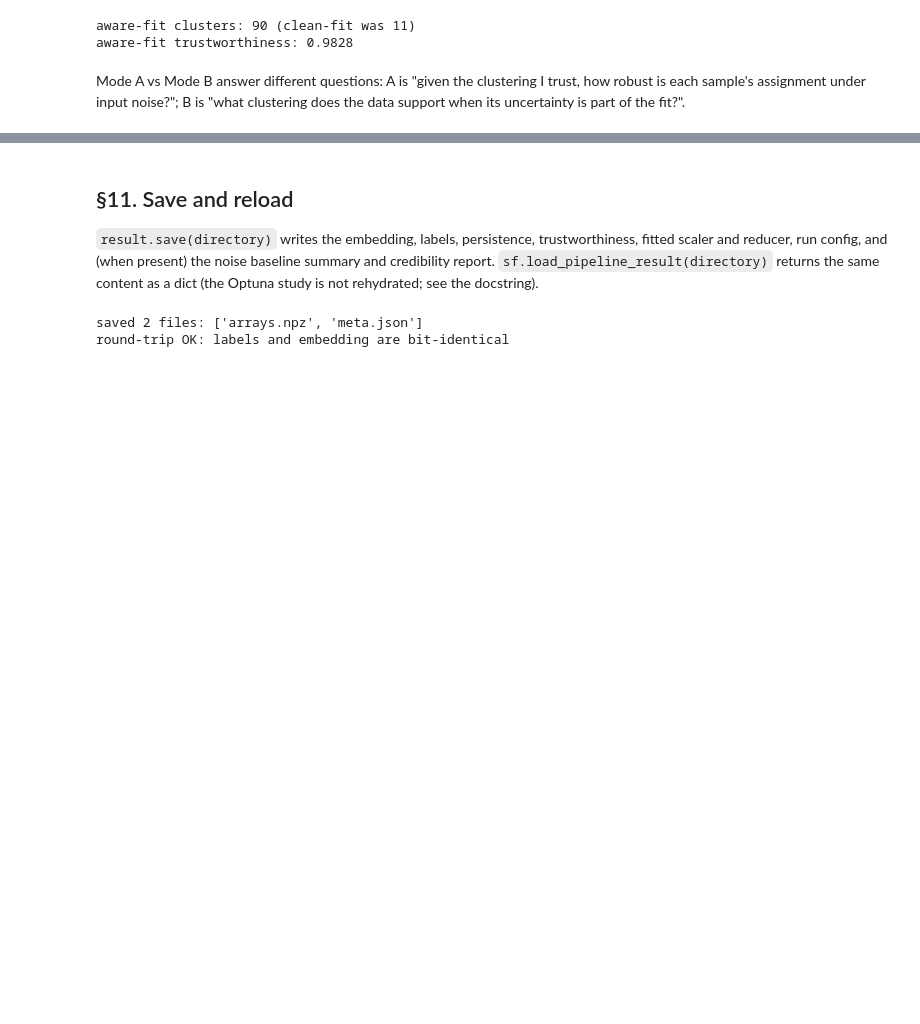
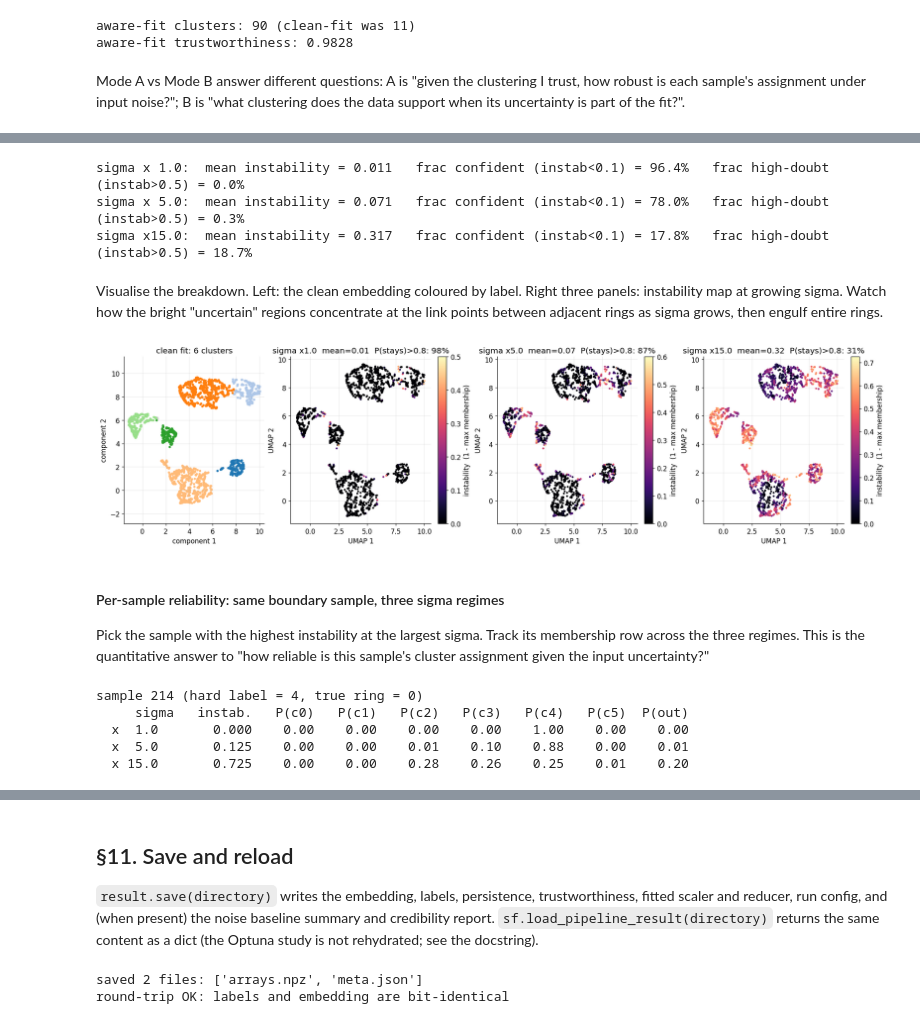
Before and after one commit to AndreasWNeitzel/Starfold, a Jupyter notebook: docs/tutorial_00_walkthrough.ipynb, the cells around one changed output, grey strips where cells are left out. Saved outputs shown, nothing was run; the diff lists cells and outputs as text; code cells hidden in the pictures; blank space fills up the shorter version.

```diff
--- a/docs/tutorial_00_walkthrough.ipynb
+++ b/docs/tutorial_00_walkthrough.ipynb
@@ -1003,0 +1132,11 @@ its uncertainty is part of the fit?".
+# %%
+pipeline_torus = sf.UnsupervisedPipeline(
+    umap_kwargs={"n_neighbors": 30, "min_dist": 0.0, "n_epochs": 500},
+    hdbscan_optuna_trials=40,
+    mcs_range=(60, 400),
+    ms_range=(5, 30),
+    skip_noise_baseline=True,
+    random_state=0,
+)
+result_torus = pipeline_torus.fit(X_torus)
+print(result_torus.summary())
@@ -1003,0 +1170,66 @@ its uncertainty is part of the fit?".
+# %%
+scales = [1.0, 5.0, 15.0]
+propagations: list[sf.uncertainty.UncertaintyPropagation] = []
+for s in scales:
+    prop = result_torus.propagate_uncertainty(
+        X_torus,
+        sigma=sigma_baseline * s,
+        n_draws=80,
+        random_state=0,
+    )
+    propagations.append(prop)
+    n_clusters = prop.membership.shape[1] - 1
+    print(
+        f"sigma x{s:>4.1f}:  mean instability = {prop.instability.mean():.3f}   "
+        f"frac confident (instab<0.1) = {(prop.instability < 0.10).mean():.1%}   "
+        f"frac high-doubt (instab>0.5) = {(prop.instability > 0.50).mean():.1%}"
+    )
+# %% [output]
+sigma x 1.0:  mean instability = 0.011   frac confident (instab<0.1) = 96.4%   frac high-doubt (instab>0.5) = 0.0%
+sigma x 5.0:  mean instability = 0.071   frac confident (instab<0.1) = 78.0%   frac high-doubt (instab>0.5) = 0.3%
+sigma x15.0:  mean instability = 0.317   frac confident (instab<0.1) = 17.8%   frac high-doubt (instab>0.5) = 18.7%
+# %% [markdown]
+Visualise the breakdown. Left: the clean embedding coloured by
+label. Right three panels: instability map at growing sigma. Watch
+how the bright "uncertain" regions concentrate at the link points
+between adjacent rings as sigma grows, then engulf entire rings.
+# %%
+fig, axes = plt.subplots(1, 4, figsize=(18.0, 4.6), constrained_layout=True)
+sf.plot_embedding(result_torus.embedding, result_torus.labels, ax=axes[0])
+axes[0].set_title(f"clean fit: {result_torus.n_clusters} clusters")
+for ax, scale, prop in zip(axes[1:], scales, propagations, strict=True):
+    sf.plot_uncertainty_map(result_torus.embedding, prop, ax=ax)
+    ax.set_title(
+        f"sigma x{scale:.1f}  mean={prop.instability.mean():.2f}  "
+        f"P(stays)>0.8: {(prop.instability < 0.20).mean():.0%}"
+    )
+fig.savefig(FIGURE_DIR / "14_torus_uncertainty_sweep.png")
+plt.show()
+# %% [output]
+[figure, added]
+# %% [markdown]
+#### Per-sample reliability: same boundary sample, three sigma regimes
+
+Pick the sample with the highest instability at the largest sigma.
+Track its membership row across the three regimes. This is the
+quantitative answer to "how reliable is this sample's cluster
+assignment given the input uncertainty?"
+# %%
+worst_idx = int(np.argmax(propagations[-1].instability))
+n_cols = propagations[0].membership.shape[1]
+header = [f"P(c{k})" for k in range(n_cols - 1)] + ["P(out)"]
+print(
+    f"sample {worst_idx} (hard label = {int(result_torus.labels[worst_idx])}, "
+    f"true ring = {int(y_torus[worst_idx])})"
+)
+print(f"  {'sigma':>8}  {'instab.':>8}  " + "  ".join(f"{h:>6}" for h in header))
+for scale, prop in zip(scales, propagations, strict=True):
+    row = prop.membership[worst_idx]
+    probs = "  ".join(f"{p:>6.2f}" for p in row)
+    print(f"  x{scale:>5.1f}    {prop.instability[worst_idx]:>8.3f}  {probs}")
+# %% [output]
+sample 214 (hard label = 4, true ring = 0)
+     sigma   instab.   P(c0)   P(c1)   P(c2)   P(c3)   P(c4)   P(c5)  P(out)
+  x  1.0       0.000    0.00    0.00    0.00    0.00    1.00    0.00    0.00
+  x  5.0       0.125    0.00    0.00    0.01    0.10    0.88    0.00    0.01
+  x 15.0       0.725    0.00    0.00    0.28    0.26    0.25    0.01    0.20
```
Also changed, not shown: parts of 27 cells of this notebook, 17 other files.
